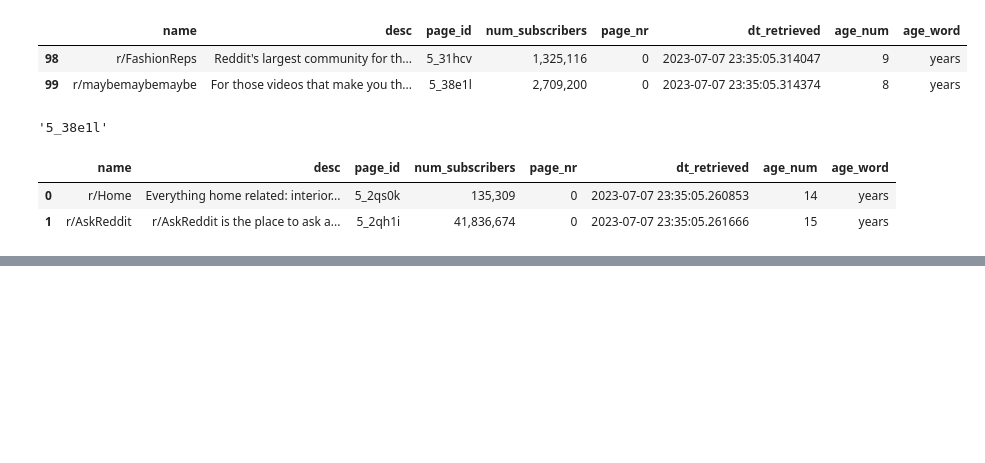
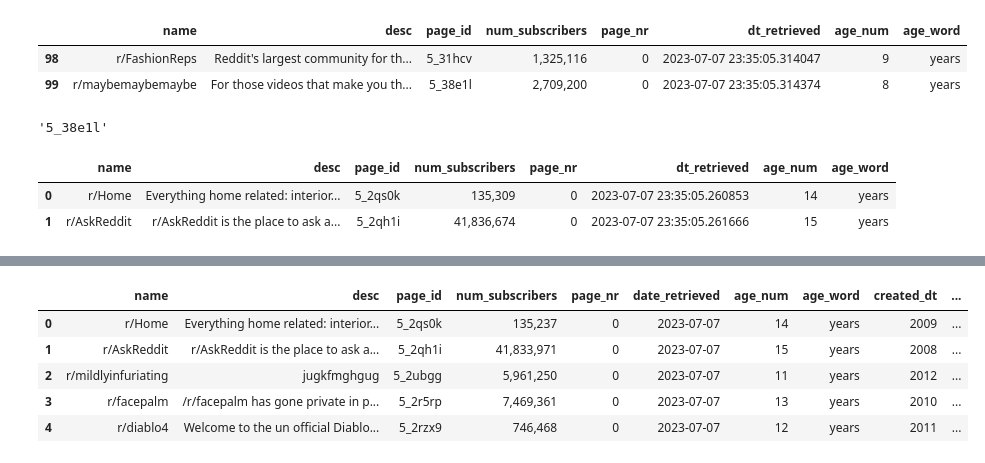
Before and after one commit to jellomoat/subs, a Jupyter notebook: lede-project-2-prep.ipynb, the cells around one changed output, grey strips where cells are left out. Drawn from its saved outputs; the diff is of its cells as text; code cells hidden in the pictures; blank space fills up the shorter version.

```diff
--- a/lede-project-2-prep.ipynb
+++ b/lede-project-2-prep.ipynb
@@ -285,0 +336,15 @@ test_parsing_df[~test_parsing_df["desc"].isna()].head(2)
+# %%
+def get_image(row):
+    image_html = requests.get(row["subreddit_url"].strip("\n"), headers=headers)
+    print(image_html.url)
+    try:
+        soup = BeautifulSoup(image_html.text)
+        print(soup.title)
+        img_re_str = "url\((.*)\)"
+        img_tag = soup.select("div.ListingLayout-outerContainer")[0].select("span")[0]["style"]
+        img_url = re.search(img_re_str, img_tag)[1].split("?")[0]
+        print(img_url)
+#         time.sleep(1)
+        return img_url
+    except:
+        return None
@@ -285,0 +408,3 @@ test_parsing_df[~test_parsing_df["desc"].isna()].head(2)
+# %%
+# ok the big set now
+core_df["image_url"] = core_df.progress_apply(lambda x: get_image(x), axis=1)
@@ -285,0 +449,5 @@ test_parsing_df[~test_parsing_df["desc"].isna()].head(2)
+# %%
+# doing this to render in flourish tooltip only when image_url is available
+img_html_for_flourish = "".join(['<img src="{{image_url}}" ',
+                                 'style="', 'height: 50px; width:100%; object-fit: cover;">',])
+img_html_for_flourish
@@ -285,0 +456,8 @@ test_parsing_df[~test_parsing_df["desc"].isna()].head(2)
+# %%
+def get_flourish_img_html(row):
+    if row["image_url"]:
+        return img_html_for_flourish.replace("{{image_url}}", row["image_url"])
+    else:
+        return None
+
+core_df["flourish_img_html"] = core_df.apply(lambda x: get_flourish_img_html(x), axis=1)
@@ -285,0 +482,9 @@ test_parsing_df[~test_parsing_df["desc"].isna()].head(2)
+# %%
+core_df.head(5)
+# %% [output]
+|  | name | desc | page_id | num_subscribers | page_nr | date_retrieved | age_num | age_word | created_dt | ... |
+| 0 | r/Home | Everything home related: interior... | 5_2qs0k | 135,237 | 0 | 2023-07-07 | 14 | years | 2009 | ... |
+| 1 | r/AskReddit | r/AskReddit is the place to ask a... | 5_2qh1i | 41,833,971 | 0 | 2023-07-07 | 15 | years | 2008 | ... |
+| 2 | r/mildlyinfuriating | jugkfmghgug | 5_2ubgg | 5,961,250 | 0 | 2023-07-07 | 11 | years | 2012 | ... |
+| 3 | r/facepalm | /r/facepalm has gone private in p... | 5_2r5rp | 7,469,361 | 0 | 2023-07-07 | 13 | years | 2010 | ... |
+| 4 | r/diablo4 | Welcome to the un official Diablo... | 5_2rzx9 | 746,468 | 0 | 2023-07-07 | 12 | years | 2011 | ... |
```
Also changed, not shown: parts of 22 cells of this notebook.
